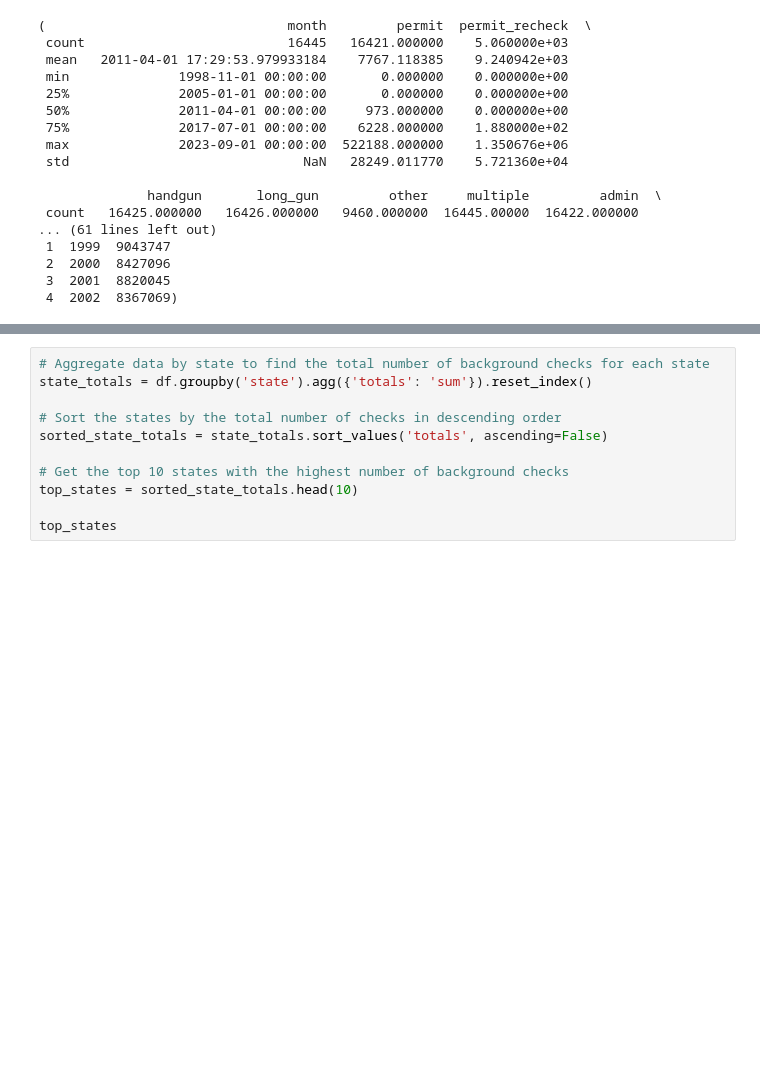
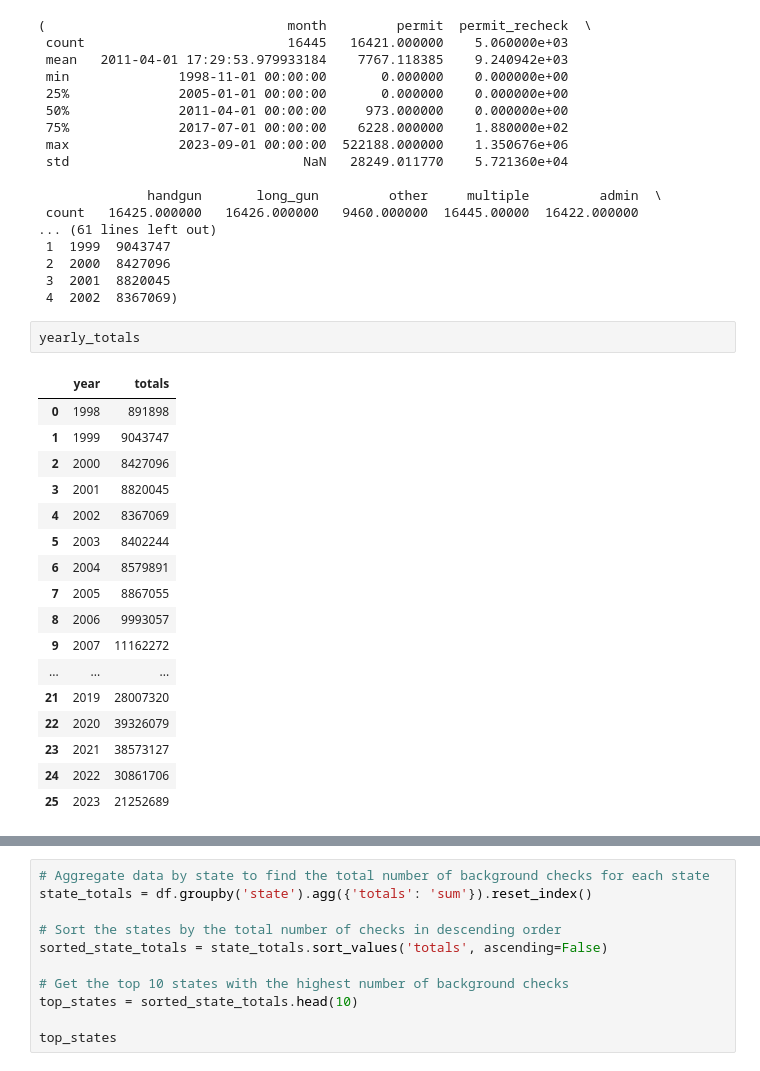
Before and after one commit to VUDataSci/data-presentation-aryaan05, a Jupyter notebook: Code.ipynb, the cells around one changed output, grey strips where cells are left out. Saved outputs shown, nothing was run; the diff lists cells and outputs as text; blank space fills up the shorter version.

```diff
--- a/Code.ipynb
+++ b/Code.ipynb
@@ -79,6 +79,26 @@ descriptive_stats, yearly_totals.head()
  2  2000  8427096
  3  2001  8820045
  4  2002  8367069)
+# %%
+yearly_totals
+# %% [output]
+|  | year | totals |
+| 0 | 1998 | 891898 |
+| 1 | 1999 | 9043747 |
+| 2 | 2000 | 8427096 |
+| 3 | 2001 | 8820045 |
+| 4 | 2002 | 8367069 |
+| 5 | 2003 | 8402244 |
+| 6 | 2004 | 8579891 |
+| 7 | 2005 | 8867055 |
+| 8 | 2006 | 9993057 |
+| 9 | 2007 | 11162272 |
+| ... | ... | ... |
+| 21 | 2019 | 28007320 |
+| 22 | 2020 | 39326079 |
+| 23 | 2021 | 38573127 |
+| 24 | 2022 | 30861706 |
+| 25 | 2023 | 21252689 |
 # %%
 import matplotlib.pyplot as plt
 
```
Also changed, not shown: parts of 6 cells of this notebook, 2 other files.
